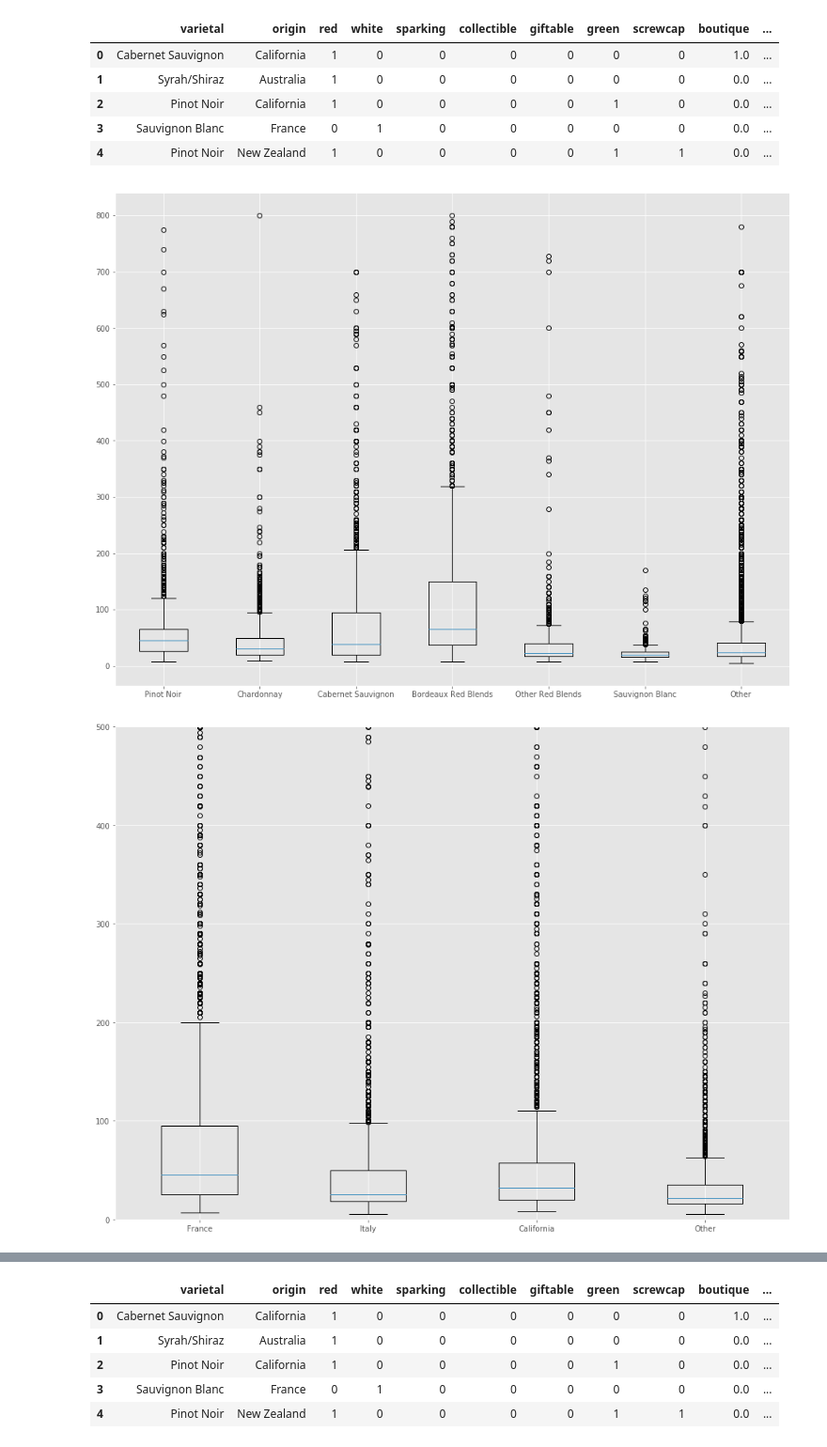
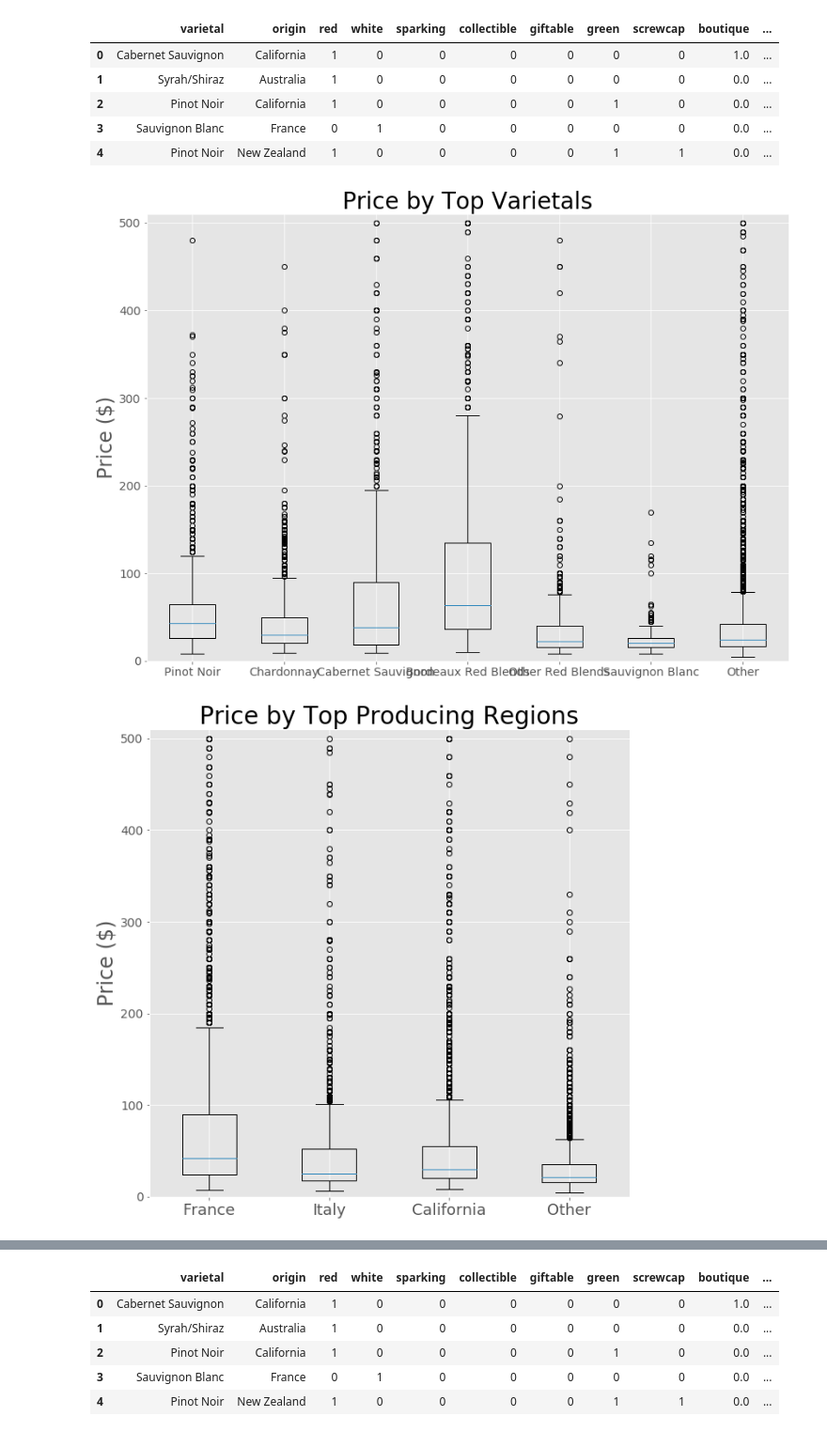
Before and after one commit to alyserecord/wine, a Jupyter notebook: src/playground.ipynb, the cells around one changed output, grey strips where cells are left out. Shown at 94% size. Cells and saved outputs as stored; diff of their text form; code cells hidden in the pictures.

Commit message:
adding figures

```diff
--- a/src/playground.ipynb
+++ b/src/playground.ipynb
@@ -539,7 +540,7 @@ df.head()
 | 3 | Sauvignon Blanc | France | 0 | 1 | 0 | 0 | 0 | 0 | 0 | 0.0 | ... |
 | 4 | Pinot Noir | New Zealand | 1 | 0 | 0 | 0 | 0 | 1 | 1 | 0.0 | ... |
 # %%
-fig, ax = plt.subplots(figsize=(16,12))
+fig, ax = plt.subplots(figsize=(14,10))
 pinot_noir = df[df['varietal']=='Pinot Noir']
 chardonnay = df[df['varietal']== 'Chardonnay']
 cab_sauv = df[df['varietal']=='Cabernet Sauvignon']
@@ -548,22 +549,32 @@ other_reds = df[df['varietal']== 'Other Red Blends']
 sauv_blanc = df[df['varietal']== 'Sauvignon Blanc']
 other = df[~df['varietal'].isin(['Pinot Noir','Chardonnay','Cabernet Sauvignon','Bordeaux Red Blends','Other Red Blends','Sauvignon Blanc'])]
 plt.boxplot(x = [pinot_noir['price'],chardonnay['price'],cab_sauv['price'],bordeaux_reds['price'],other_reds['price'],sauv_blanc['price'],other['price']])
-plt.xticks([1, 2, 3, 4, 5, 6, 7], ['Pinot Noir','Chardonnay','Cabernet Sauvignon','Bordeaux Red Blends','Other Red Blends','Sauvignon Blanc','Other'])
+plt.xticks([1, 2, 3, 4, 5, 6, 7], ['Pinot Noir','Chardonnay','Cabernet Sauvignon','Bordeaux Red Blends','Other Red Blends','Sauvignon Blanc','Other'],fontsize=14)
+plt.yticks(fontsize = 14)
+plt.ylabel('Price ($)',fontsize=24)
+plt.title('Price by Top Varietals',fontsize = 28)
+plt.ylim(0,510)
+plt.savefig('../figures/price_by_region.jpg')
 plt.show()
+plt.show()
 # %% [output]
-[figure, old version]
+[figure, new version]
 # %%
-fig, ax = plt.subplots(figsize=(16,12))
+fig, ax = plt.subplots(figsize=(10,10))
 france = df[df['origin']=='France']
 italy = df[df['origin']== 'Italy']
 california = df[df['origin']=='California']
 other = df[~df['origin'].isin(['France','Italy','California','Other'])]
 plt.boxplot(x = [france['price'],italy['price'],california['price'],other['price']])
-plt.xticks([1, 2, 3, 4], ['France','Italy','California','Other'])
-plt.ylim(0,500)
+plt.xticks([1, 2, 3, 4], ['France','Italy','California','Other'],fontsize=18)
+plt.yticks(fontsize = 14)
+plt.ylabel('Price ($)',fontsize=24)
+plt.title('Price by Top Producing Regions',fontsize = 28)
+plt.ylim(0,510)
+plt.savefig('../figures/price_by_region.jpg')
 plt.show()
 # %% [output]
-[figure, old version]
+[figure, new version]
 # %%
 df['origin'].where(df['origin'].isin(['France', 'Italy','California']), 'Other', inplace=True)
 # %%
```
Also changed, not shown: parts of 7 cells of this notebook, 3 other files.
